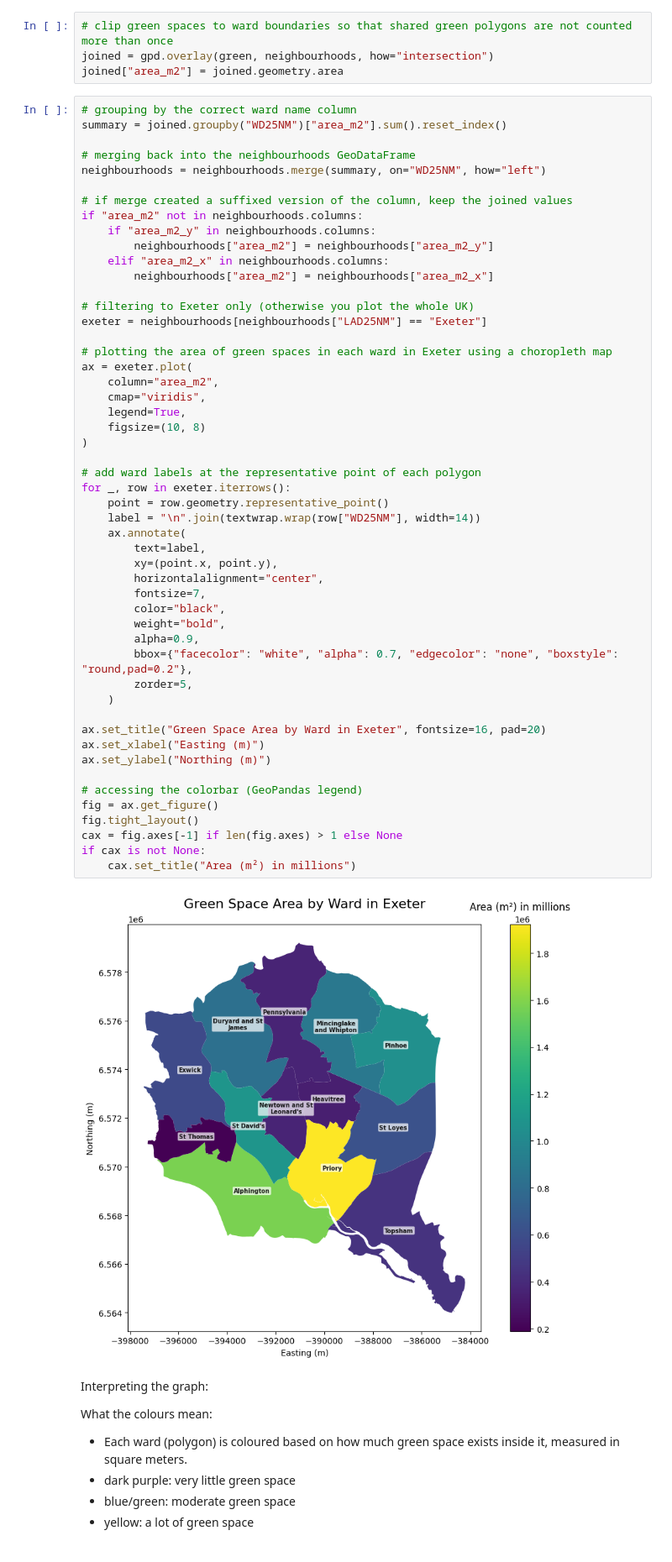
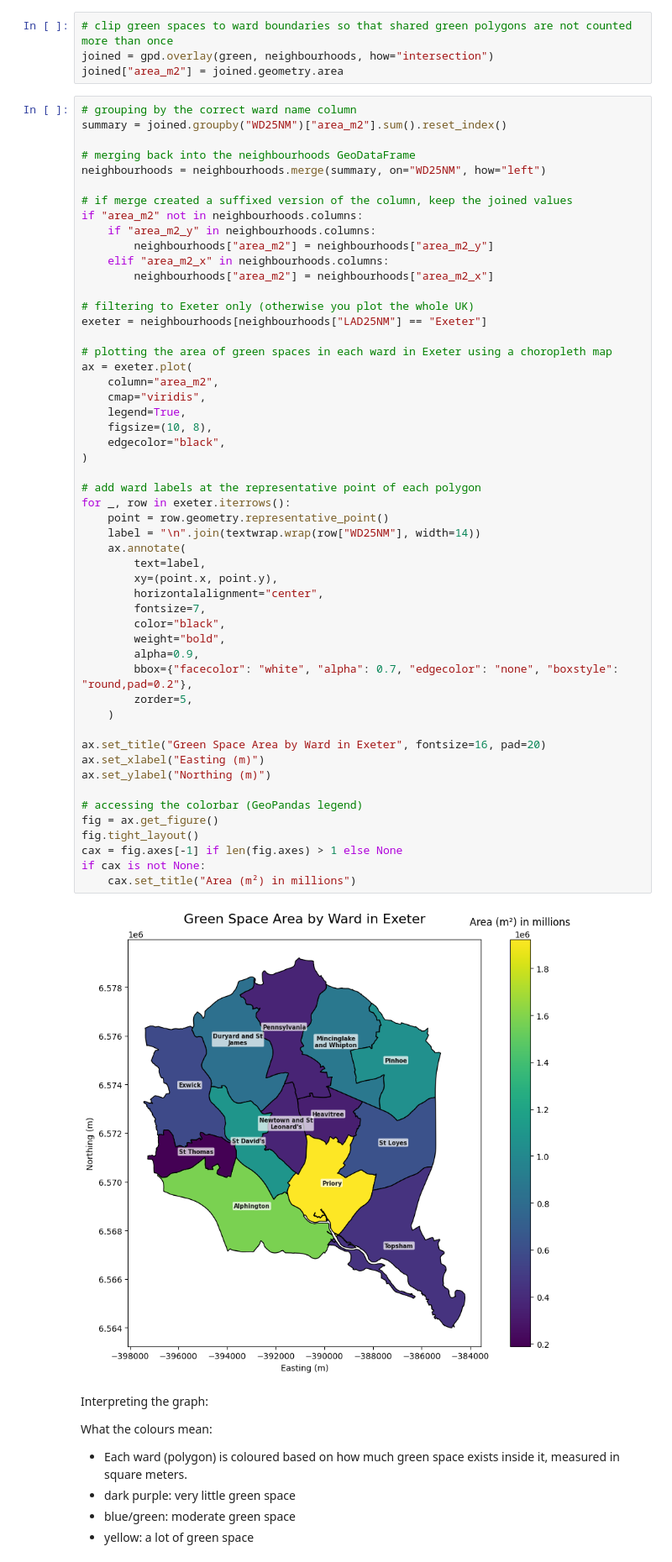
Before and after one commit to livi514/mapping-green-spaces-in-exeter, a Jupyter notebook: geopandas project.ipynb, the cells around one changed output. Shown at 84% size. Saved outputs shown, nothing was run; the diff lists cells and outputs as text.

Commit message:
setting edgecolor to black for all maps

```diff
--- a/geopandas project.ipynb
+++ b/geopandas project.ipynb
@@ -72,37 +75,38 @@ ax = exeter.plot(
     column="area_m2",
     cmap="viridis",
     legend=True,
-    figsize=(10, 8)
+    figsize=(10, 8),
+    edgecolor="black",
 )
 
 # add ward labels at the representative point of each polygon
 for _, row in exeter.iterrows():
     point = row.geometry.representative_point()
     label = "\n".join(textwrap.wrap(row["WD25NM"], width=14))
     ax.annotate(
         text=label,
         xy=(point.x, point.y),
         horizontalalignment="center",
         fontsize=7,
         color="black",
         weight="bold",
         alpha=0.9,
         bbox={"facecolor": "white", "alpha": 0.7, "edgecolor": "none", "boxstyle": "round,pad=0.2"},
         zorder=5,
     )
 
 ax.set_title("Green Space Area by Ward in Exeter", fontsize=16, pad=20)
 ax.set_xlabel("Easting (m)")
 ax.set_ylabel("Northing (m)")
 
 # accessing the colorbar (GeoPandas legend)
 fig = ax.get_figure()
 fig.tight_layout()
 cax = fig.axes[-1] if len(fig.axes) > 1 else None
 if cax is not None:
     cax.set_title("Area (m²) in millions")
 # %% [output]
-[figure, old version]
+[figure, new version]
 # %% [markdown]
 Interpreting the graph:
 
```
Also changed, not shown: parts of 3 cells of this notebook.
